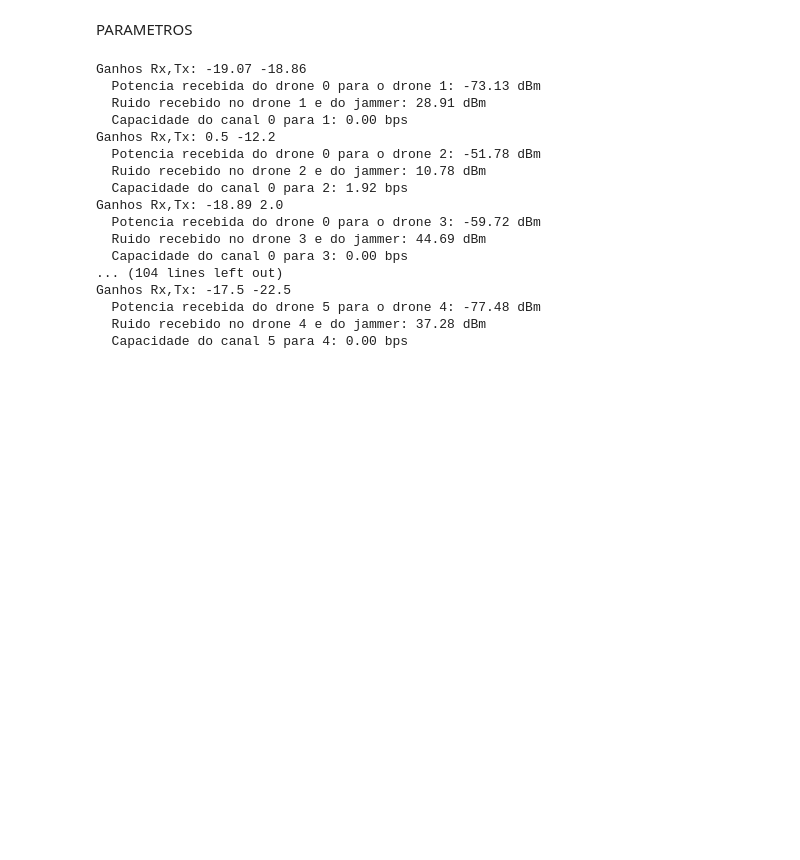
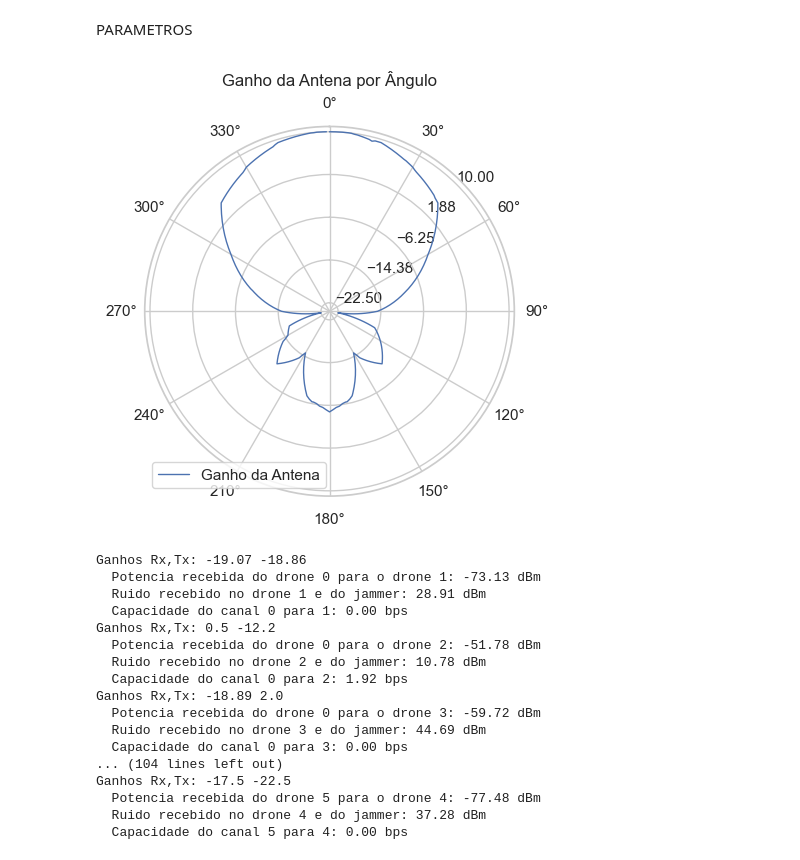
Before and after one commit to T1ago-S1lva/Anti-Jamm-with-Swarm-Intell, a Jupyter notebook: Cenário1-Com. InDiretas-Algoritmo Genetico.ipynb, the cells around one changed output. Drawn from its saved outputs; the diff is of its cells as text; code cells hidden in the pictures; blank space fills up the shorter version.

```diff
--- a/Cenário1-Com. InDiretas-Algoritmo Genetico.ipynb
+++ b/Cenário1-Com. InDiretas-Algoritmo Genetico.ipynb
@@ -195,3 +199,29 @@ potencia_jammer_dBm =100
+# %%
+angulos = np.deg2rad(ganhos_df['angulo'])  # Converter graus para radianos
+ganhos = ganhos_df['ganho']
+
+# Criar um gráfico polar
+fig, ax = plt.subplots(subplot_kw={'projection': 'polar'})
+ax.plot(angulos, ganhos, linestyle='-', linewidth=1, label='Ganho da Antena')
+
+# Ajustar o layout
+ax.set_theta_zero_location('N')  # Configurar a direção Norte como o topo do gráfico
+ax.set_theta_direction(-1)  # Configurar a direção dos ângulos para sentido horário
+ax.set_rmax(max(ganhos) + 1)  # Ajustar o raio máximo para melhor visualização
+ax.set_rticks(np.linspace(min(ganhos), max(ganhos), num=5))  # Definir os ticks para o raio
+ax.set_rlabel_position(45)  # Posicionar os labels do raio
+
+# Configurar os ticks para o ângulo
+ax.set_xticks(np.deg2rad(np.arange(0, 360, 30)))  # Definir marcas de ângulo a cada 30 graus
+
+# Adicionar legenda e título
+ax.legend()
+ax.set_title('Ganho da Antena por Ângulo', va='bottom')
+
+# Mostrar o gráfico
+plt.show()
+# %% [output]
+[figure, added]
 # %%
 def busca_ganhos(ganhos_df, angulo):
     # Arredondar para o ângulo inteiro mais próximo
```
Also changed, not shown: parts of 9 cells of this notebook.
